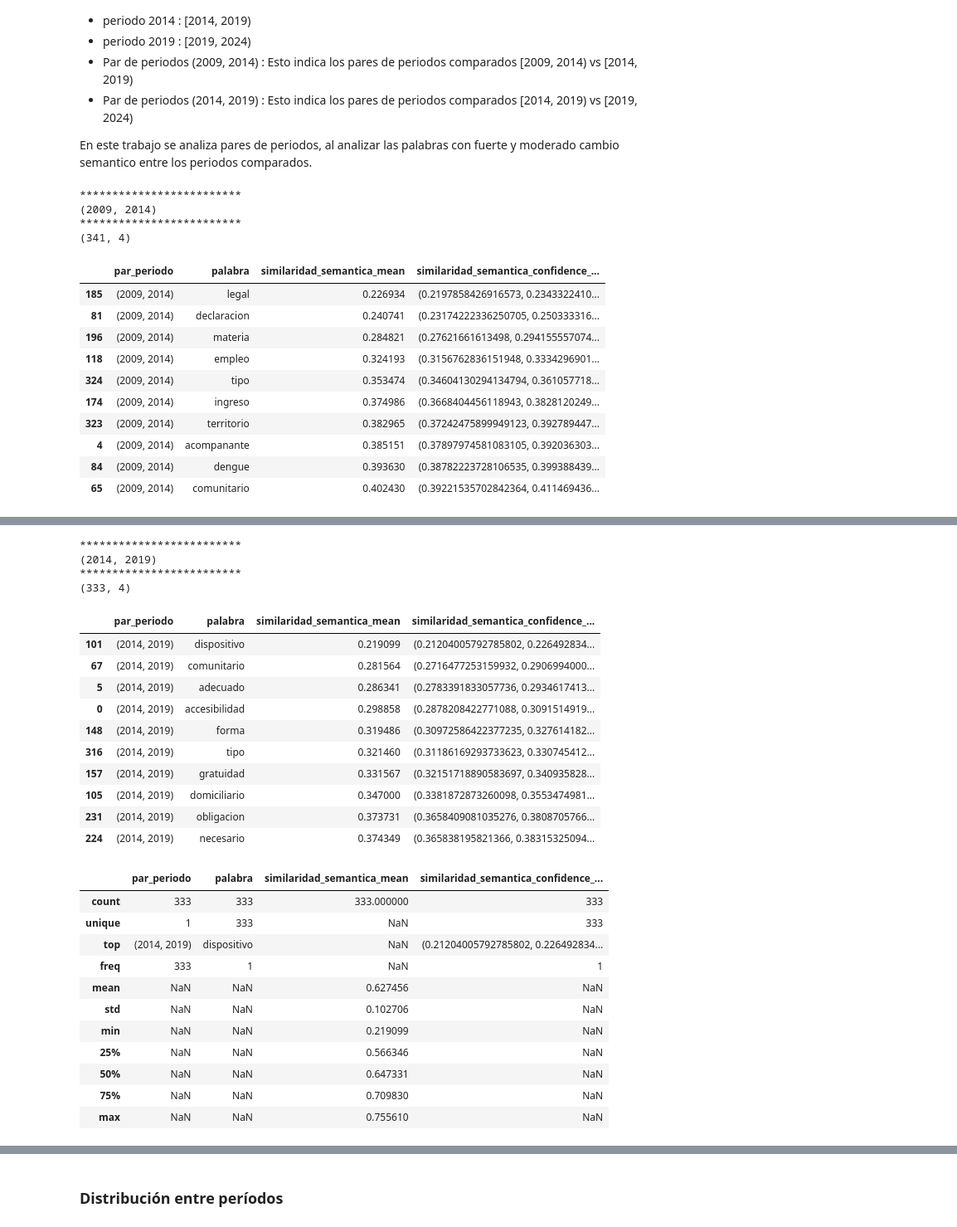
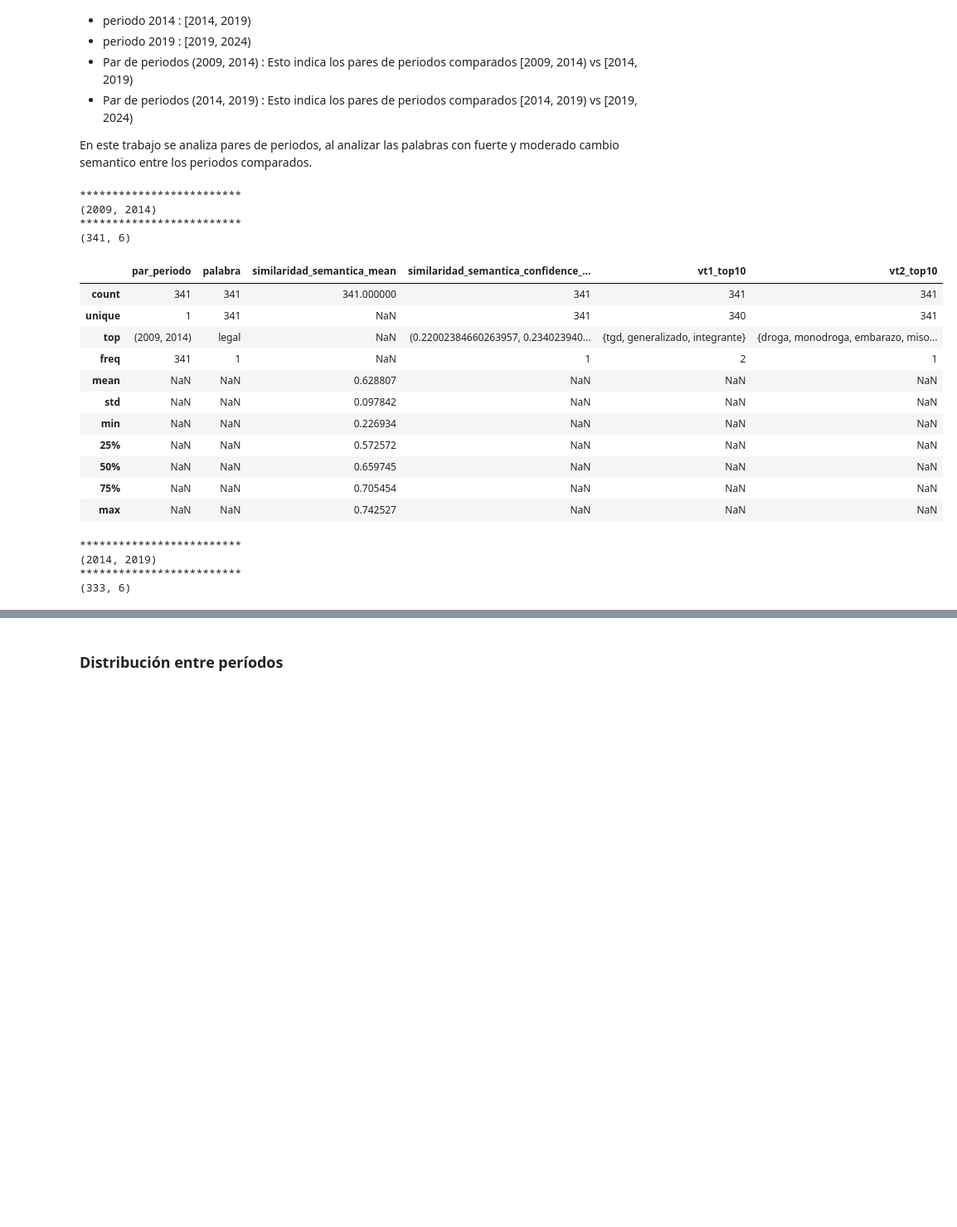
Before and after one commit to AmaliaGuaymasCanavire/iamas_iniciativasleg_salud, a Jupyter notebook: src/notebooks/5.2.contexto_cambio_semantico.ipynb, the cells around one changed output, grey strips where cells are left out. Shown: that part at 83% size. Saved outputs shown, nothing was run; the diff lists cells and outputs as text; code cells hidden in the pictures; blank space fills up the shorter version.

```diff
--- a/src/notebooks/5.2.contexto_cambio_semantico.ipynb
+++ b/src/notebooks/5.2.contexto_cambio_semantico.ipynb
@@ -71,28 +71,33 @@ with open(modelo_dir+'/top300_periodos_procrustes_df.pkl', 'rb') as file:
 # %%
 pares_periodo = [ (2009, 2014),(2014, 2019)]
 topk = 10
 for par_periodo in pares_periodo:
 
     df = topn_periodo[par_periodo].sort_values('similaridad_semantica_mean', ascending=True)
     print("*************************")
     print(par_periodo)
     print("*************************")
     print(df.shape)
-    display(df.head(topk))
+    #display(df.head(topk))
     display(df.describe(include='all'))
 # %% [output]
 *************************
 (2009, 2014)
 *************************
-(341, 4)
+(341, 6)
-|  | par_periodo | palabra | similaridad_semantica_mean | similaridad_semantica_confidence_... |
-| 185 | (2009, 2014) | legal | 0.226934 | (0.2197858426916573, 0.2343322410... |
-| 81 | (2009, 2014) | declaracion | 0.240741 | (0.23174222336250705, 0.250333316... |
-| 196 | (2009, 2014) | materia | 0.284821 | (0.27621661613498, 0.294155557074... |
-| 118 | (2009, 2014) | empleo | 0.324193 | (0.3156762836151948, 0.3334296901... |
-| 324 | (2009, 2014) | tipo | 0.353474 | (0.34604130294134794, 0.361057718... |
-| 174 | (2009, 2014) | ingreso | 0.374986 | (0.3668404456118943, 0.3828120249... |
-| 323 | (2009, 2014) | territorio | 0.382965 | (0.37242475899949123, 0.392789447... |
-| 4 | (2009, 2014) | acompanante | 0.385151 | (0.37897974581083105, 0.392036303... |
-| 84 | (2009, 2014) | dengue | 0.393630 | (0.38782223728106535, 0.399388439... |
-| 65 | (2009, 2014) | comunitario | 0.402430 | (0.39221535702842364, 0.411469436... |
+|  | par_periodo | palabra | similaridad_semantica_mean | similaridad_semantica_confidence_... | vt1_top10 | vt2_top10 |
+| count | 341 | 341 | 341.000000 | 341 | 341 | 341 |
+| unique | 1 | 341 | NaN | 341 | 340 | 341 |
+| top | (2009, 2014) | legal | NaN | (0.22002384660263957, 0.234023940... | {tgd, generalizado, integrante} | {droga, monodroga, embarazo, miso... |
+| freq | 341 | 1 | NaN | 1 | 2 | 1 |
+| mean | NaN | NaN | 0.628807 | NaN | NaN | NaN |
+| std | NaN | NaN | 0.097842 | NaN | NaN | NaN |
+| min | NaN | NaN | 0.226934 | NaN | NaN | NaN |
+| 25% | NaN | NaN | 0.572572 | NaN | NaN | NaN |
+| 50% | NaN | NaN | 0.659745 | NaN | NaN | NaN |
+| 75% | NaN | NaN | 0.705454 | NaN | NaN | NaN |
+| max | NaN | NaN | 0.742527 | NaN | NaN | NaN |
+*************************
+(2014, 2019)
+*************************
+(333, 6)
@@ -111,28 +116 @@ for par_periodo in pares_periodo:
-*************************
-(2014, 2019)
-*************************
-(333, 4)
-|  | par_periodo | palabra | similaridad_semantica_mean | similaridad_semantica_confidence_... |
-| 101 | (2014, 2019) | dispositivo | 0.219099 | (0.21204005792785802, 0.226492834... |
-| 67 | (2014, 2019) | comunitario | 0.281564 | (0.2716477253159932, 0.2906994000... |
-| 5 | (2014, 2019) | adecuado | 0.286341 | (0.2783391833057736, 0.2934617413... |
-| 0 | (2014, 2019) | accesibilidad | 0.298858 | (0.2878208422771088, 0.3091514919... |
-| 148 | (2014, 2019) | forma | 0.319486 | (0.30972586422377235, 0.327614182... |
-| 316 | (2014, 2019) | tipo | 0.321460 | (0.31186169293733623, 0.330745412... |
-| 157 | (2014, 2019) | gratuidad | 0.331567 | (0.32151718890583697, 0.340935828... |
-| 105 | (2014, 2019) | domiciliario | 0.347000 | (0.3381872873260098, 0.3553474981... |
-| 231 | (2014, 2019) | obligacion | 0.373731 | (0.3658409081035276, 0.3808705766... |
-| 224 | (2014, 2019) | necesario | 0.374349 | (0.365838195821366, 0.38315325094... |
-|  | par_periodo | palabra | similaridad_semantica_mean | similaridad_semantica_confidence_... |
-| count | 333 | 333 | 333.000000 | 333 |
-| unique | 1 | 333 | NaN | 333 |
-| top | (2014, 2019) | dispositivo | NaN | (0.21204005792785802, 0.226492834... |
-| freq | 333 | 1 | NaN | 1 |
-| mean | NaN | NaN | 0.627456 | NaN |
-| std | NaN | NaN | 0.102706 | NaN |
-| min | NaN | NaN | 0.219099 | NaN |
-| 25% | NaN | NaN | 0.566346 | NaN |
-| 50% | NaN | NaN | 0.647331 | NaN |
-| 75% | NaN | NaN | 0.709830 | NaN |
-| max | NaN | NaN | 0.755610 | NaN |
 # %% [markdown]
```
Also changed, not shown: parts of 6 cells of this notebook, 1 other file.
